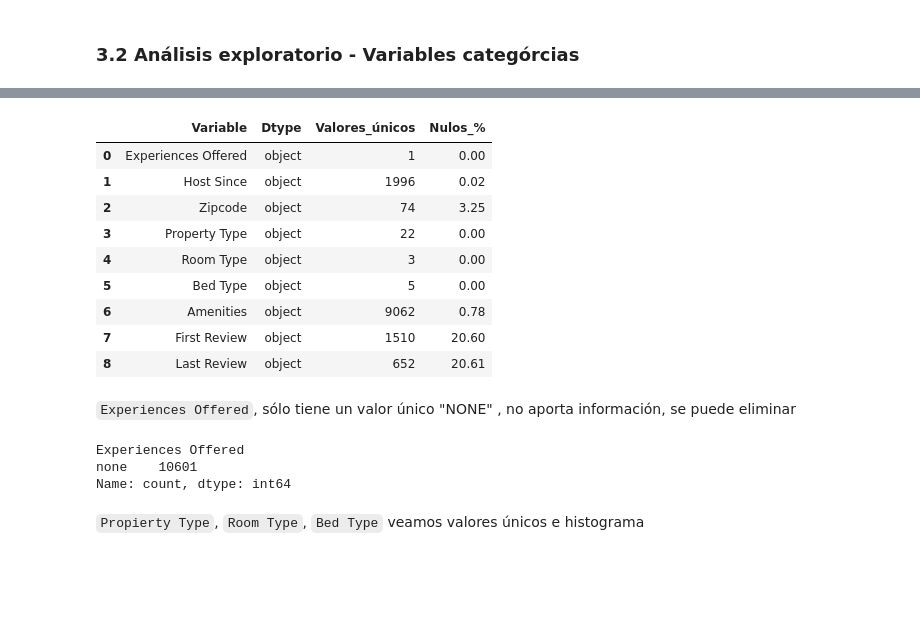
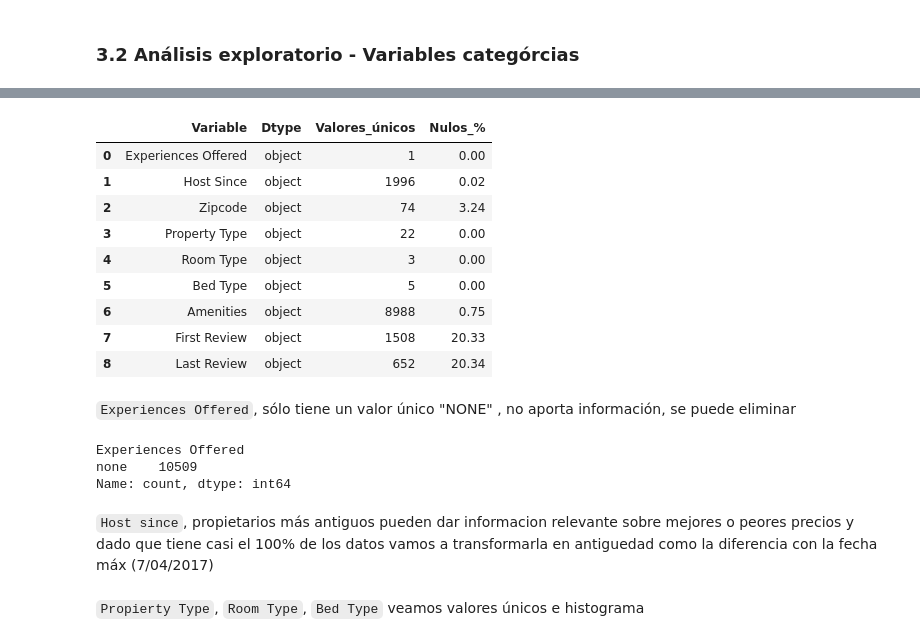
Before and after one commit to mariaeugenia-alvarez/hands-on-coding-machine-learning-project, a Jupyter notebook: ml-airbnb.ipynb, the cells around one changed output, grey strips where cells are left out. Drawn from its saved outputs; the diff is of its cells as text; code cells hidden in the pictures; blank space fills up the shorter version.

```diff
--- a/ml-airbnb.ipynb
+++ b/ml-airbnb.ipynb
@@ -293,0 +418,2 @@ See the caveats in the documentation: https://pandas.pydata.org/pandas-docs/stab
+# %%
+pretrain_data_procesado['Booking Rate'] = (365- pretrain_data_procesado['Availability 365'])/365
@@ -293,0 +424,18 @@ See the caveats in the documentation: https://pandas.pydata.org/pandas-docs/stab
+# %%
+review_score_columns = [
+    'Review Scores Rating',
+    'Review Scores Accuracy',
+    'Review Scores Cleanliness',
+    'Review Scores Checkin',
+    'Review Scores Communication',
+    'Review Scores Location',
+    'Review Scores Value'
+]
+
+# Imputar los valores nulos con la mediana de cada columna
+for col in review_score_columns:
+    median_value =pretrain_data_procesado[col].median()
+    pretrain_data_procesado[col].fillna(median_value, inplace=True)
+
+print("Valores nulos después de la imputación:")
+print(pretrain_data_procesado[review_score_columns].isnull().sum())
@@ -293,0 +452,10 @@ See the caveats in the documentation: https://pandas.pydata.org/pandas-docs/stab
+# %%
+# Crear una copia temporal para no modificar la original antes del cálculo
+df_temp_scores = pretrain_data_procesado[review_score_columns].copy()
+
+# Estandarizar 'Review Scores Rating'
+df_temp_scores['Review Scores Rating'] = df_temp_scores['Review Scores Rating'] / 10
+
+# Verificamos los rangos para asegurarnos de que la escala es correcta
+print("\nValores máximos después de estandarizar 'rating':")
+print(df_temp_scores.max())
@@ -293,0 +472,7 @@ See the caveats in the documentation: https://pandas.pydata.org/pandas-docs/stab
+# %%
+# Calcular la media de todas las columnas de puntuación para cada fila (axis=1)
+pretrain_data_procesado['Avg Review Scores'] = df_temp_scores.mean(axis=1)
+
+# Verificamos el resultado
+print("\nPrimeras 5 filas con la nueva columna 'avg_review_score':")
+print(pretrain_data_procesado[['Avg Review Scores'] + review_score_columns].head())
@@ -332,37 +572,39 @@ Var categoricas:
 # %%
 # Variables CATEGÓRICAS
 categorical_data = []
-categorical_var = pretrain_data.select_dtypes(include=['object', 'category']).columns.tolist()
+categorical_var = pretrain_data_procesado.select_dtypes(include=['object', 'category']).columns.tolist()
 for col in categorical_var:
-    null_pct = (pretrain_data[col].isnull().sum() / len(pretrain_data)) * 100
+    null_pct = (pretrain_data_procesado[col].isnull().sum() / len(pretrain_data_procesado)) * 100
     categorical_data.append({
         'Variable': col,
-        'Dtype': str(pretrain_data[col].dtype),
-        'Valores_únicos': pretrain_data[col].nunique(),
+        'Dtype': str(pretrain_data_procesado[col].dtype),
+        'Valores_únicos': pretrain_data_procesado[col].nunique(),
         'Nulos_%': round(null_pct, 2),
     })
 
 categorical_df = pd.DataFrame(categorical_data)
 display(categorical_df)
 # %% [output]
 |  | Variable | Dtype | Valores_únicos | Nulos_% |
 | 0 | Experiences Offered | object | 1 | 0.00 |
 | 1 | Host Since | object | 1996 | 0.02 |
-| 2 | Zipcode | object | 74 | 3.25 |
+| 2 | Zipcode | object | 74 | 3.24 |
 | 3 | Property Type | object | 22 | 0.00 |
 | 4 | Room Type | object | 3 | 0.00 |
 | 5 | Bed Type | object | 5 | 0.00 |
-| 6 | Amenities | object | 9062 | 0.78 |
-| 7 | First Review | object | 1510 | 20.60 |
-| 8 | Last Review | object | 652 | 20.61 |
+| 6 | Amenities | object | 8988 | 0.75 |
+| 7 | First Review | object | 1508 | 20.33 |
+| 8 | Last Review | object | 652 | 20.34 |
 # %% [markdown]
 `Experiences Offered`, sólo tiene un valor único "NONE" , no aporta información, se puede eliminar
 # %%
-print(pretrain_data['Experiences Offered'].value_counts())
+print(pretrain_data_procesado['Experiences Offered'].value_counts())
 # %% [output]
 Experiences Offered
-none    10601
+none    10509
 Name: count, dtype: int64
+# %% [markdown]
+`Host since`, propietarios más antiguos pueden dar informacion relevante sobre mejores o peores precios y dado que tiene casi el 100% de los datos vamos a transformarla en antiguedad como la diferencia con la fecha máx (7/04/2017)
 # %% [markdown]
 `Propierty Type`, `Room Type`, `Bed Type` veamos valores únicos e histograma
 # %%
```
Also changed, not shown: parts of 32 cells of this notebook.
